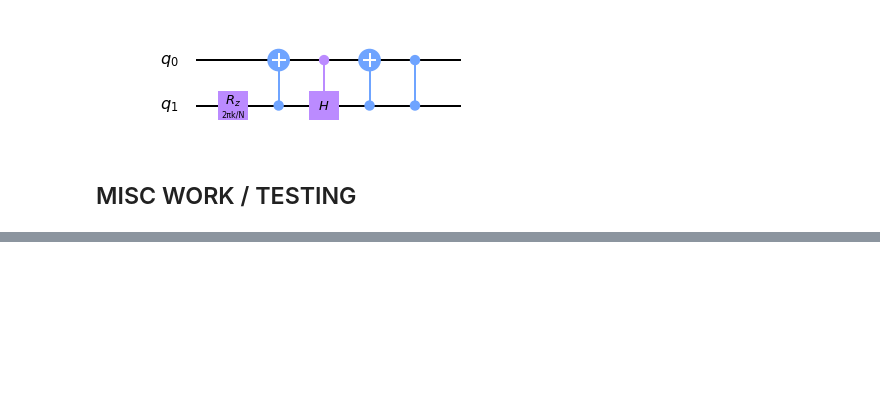
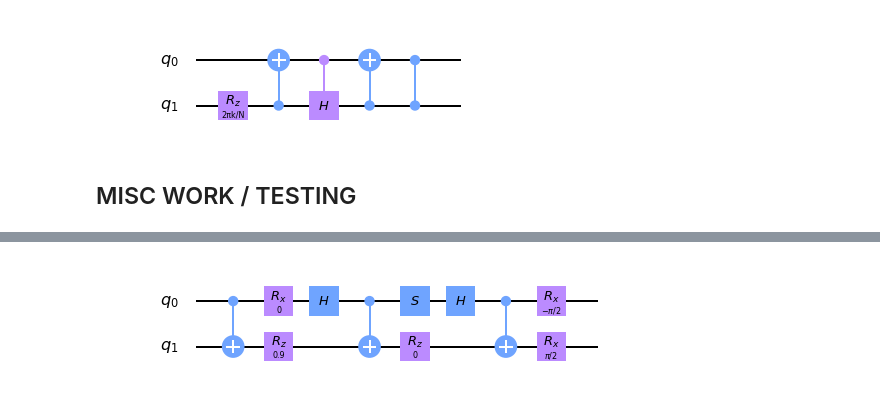
Before and after one commit to jacarolan/QuSpinLatticeFermions, a Jupyter notebook: fFT Quantum Circuit.ipynb, the cells around one changed output, grey strips where cells are left out. Drawn from its saved outputs; the diff is of its cells as text; code cells hidden in the pictures; blank space fills up the shorter version.

```diff
--- a/fFT Quantum Circuit.ipynb
+++ b/fFT Quantum Circuit.ipynb
@@ -397,0 +446,6 @@ array([ 2.+0.j,  0.+0.j, -2.+0.j,  0.+0.j])
+# %%
+qcirc =QuantumCircuit(2)
+qcirc.append(pauliExp(0.3, .5, 0.9),[0,1])
+print(qi.Operator(qcirc))
+job = execute(qcirc, backend)
+job.result().get_unitary(qcirc, decimals=3)
@@ -397,0 +466,4 @@ array([ 2.+0.j,  0.+0.j, -2.+0.j,  0.+0.j])
+# %%
+qcirc.decompose().draw("mpl")
+# %% [output]
+[figure, added]
```
Also changed, not shown: parts of 13 cells of this notebook, 1 other file.
